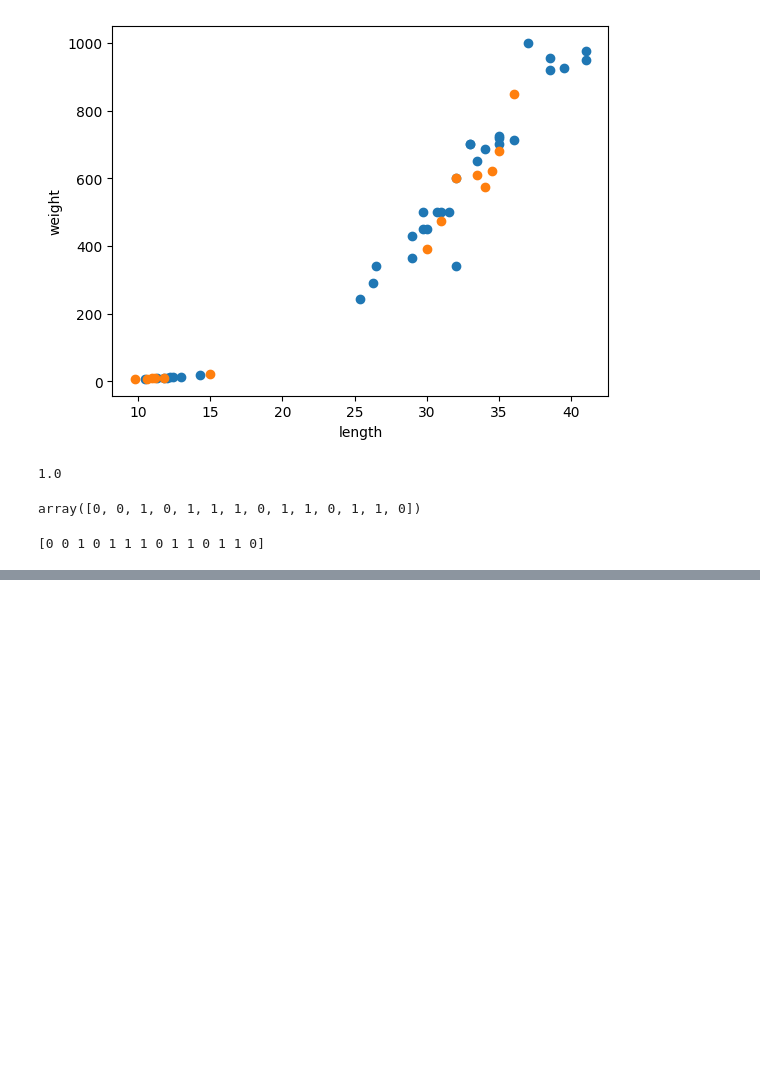
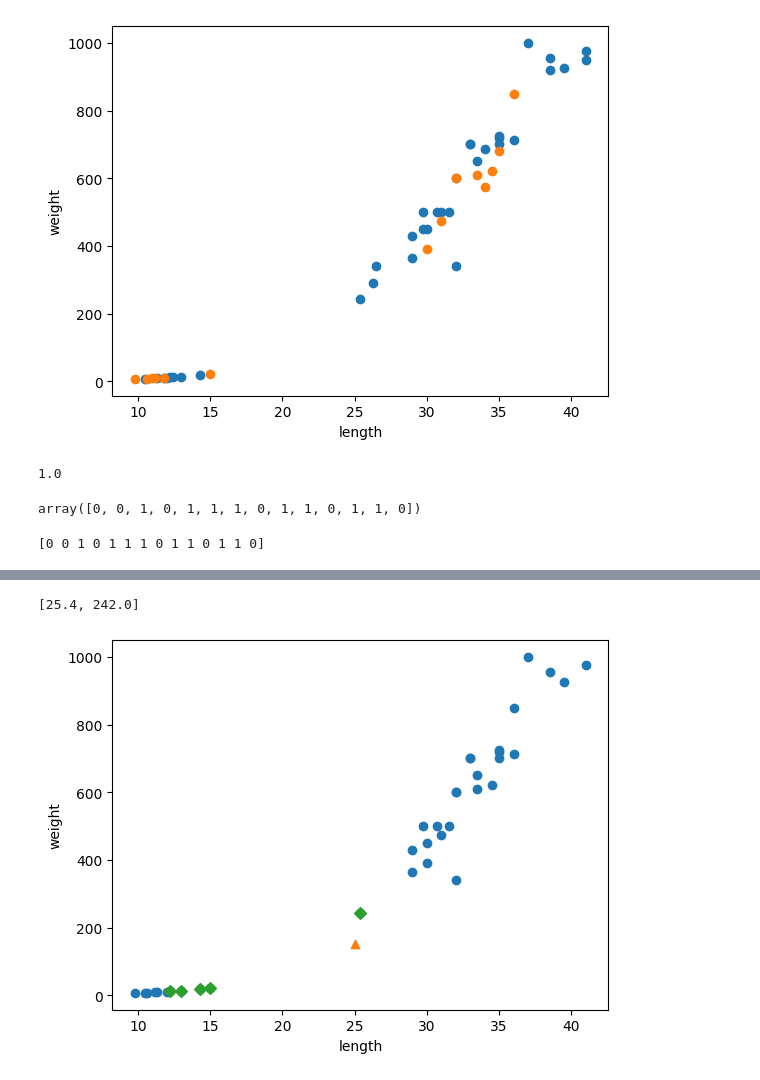
Before and after one commit to tmdgusya/ai-study, a Jupyter notebook: BreamAndSmelt.ipynb, the cells around one changed output, grey strips where cells are left out. Drawn from its saved outputs; the diff is of its cells as text; code cells hidden in the pictures; blank space fills up the shorter version.

```diff
--- a/BreamAndSmelt.ipynb
+++ b/BreamAndSmelt.ipynb
@@ -157,0 +203,19 @@ print(test_target)
+# %%
+# Assuming x and y have been defined correctly earlier
+plt.scatter(x, y)
+plt.scatter(25, 150, marker='^')
+
+print(train_input[21])
+
+plt_x = [train_input[i][0] for i in indexes[0]]
+plt_y = [train_input[i][1] for i in indexes[0]]
+
+# Now the following line should work if "indexes" is defined correctly.
+plt.scatter(plt_x, plt_y, marker='D')
+
+plt.xlabel('length')
+plt.ylabel('weight')
+plt.show()
+# %% [output]
+[25.4, 242.0]
+[figure, added]
```
Also changed, not shown: parts of 13 cells of this notebook.
